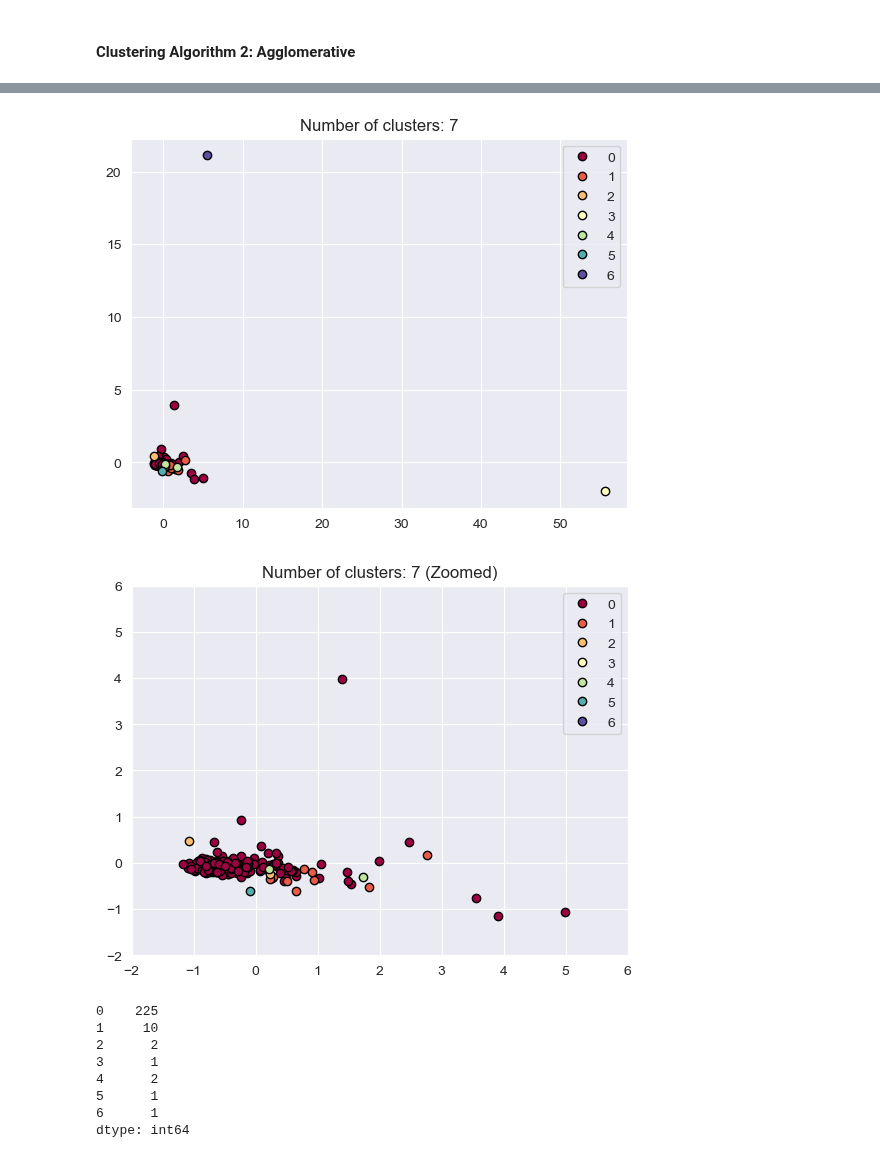
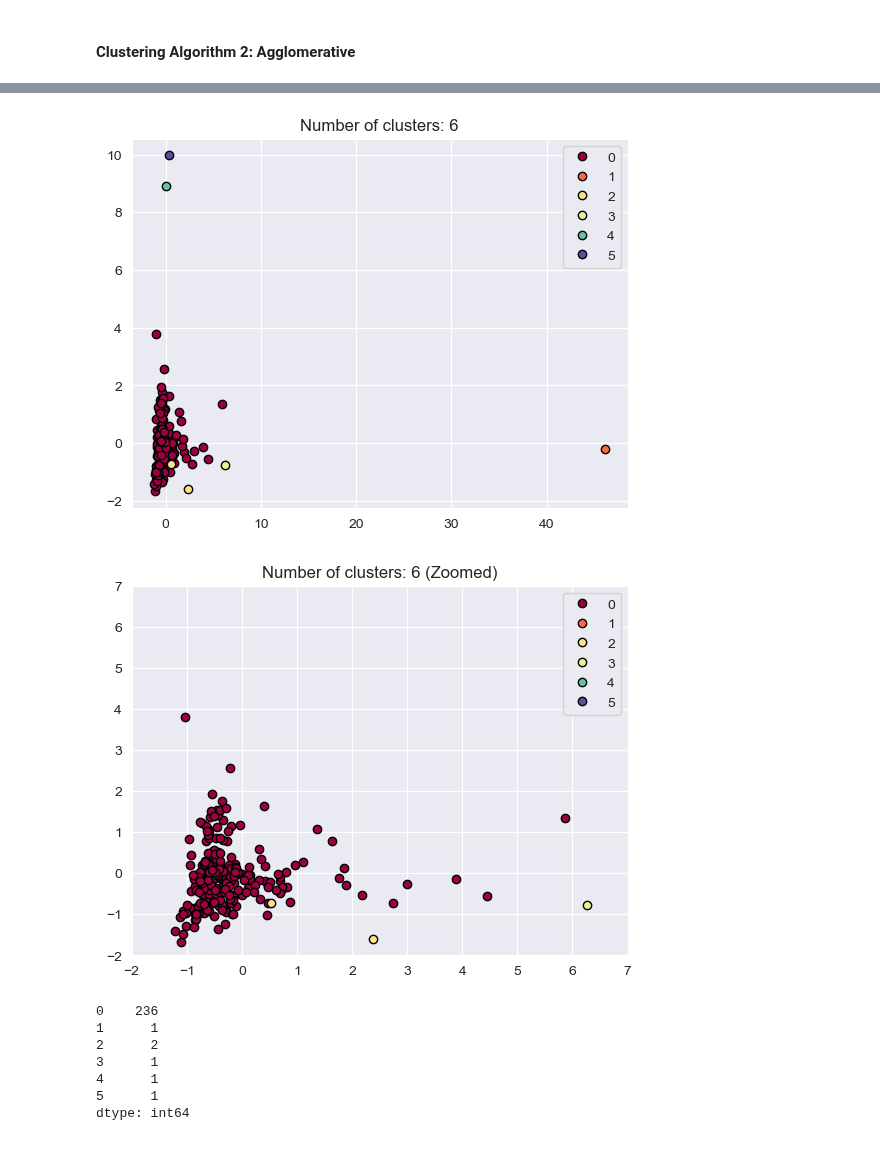
Before and after one commit to zhayes42/CS3870-WRUV, a Jupyter notebook: main.ipynb, the cells around one changed output, grey strips where cells are left out. Saved outputs shown, nothing was run; the diff lists cells and outputs as text; code cells hidden in the pictures.

Commit message:
Combining genres, reworking clustering

```diff
--- a/main.ipynb
+++ b/main.ipynb
@@ -189,3 +187,25 @@ plt.bar(genre_counts.index, genre_counts, color=plt.cm.Paired(np.arange(len(genr
 # %% [output]
 <BarContainer object of 20 artists>
 [figure]
+# %%
+# Combine genres in the dataframe
+# (Replace with higher count genre)
+df = df.replace(
+    {
+        "R&B": "R&B/Soul",
+        "Electro": "Electronic",
+        "Metal": "Heavy Metal",
+        "R&B/Soul/Funk": "R&B/Soul",
+        "Reggaeton": "Reggae",
+        "Rap/Hip Hop": "Hip Hop/Rap",
+        "R & B": "R&B/Soul"
+    }
+)
+
+# Visualize genre distribution, again
+genre_counts = df["Genre"].value_counts()
+plt.title("Genre Distribution")
+plt.xlabel("Genre")
+plt.ylabel("Count")
+plt.xticks(rotation=90)
+plt.bar(genre_counts.index, genre_counts, color=plt.cm.Paired(np.arange(len(genre_counts))))
@@ -706,5 +726,5 @@ agglom_silhouette(data)
 # %%
-N_CLUSTERS = 7 # Chosen based on silhouette analysis above
+N_CLUSTERS = 6 # Chosen based on silhouette analysis above
 
 def agglom_cluster(x: np.ndarray, dj_names: np.ndarray, n_clusters: int = N_CLUSTERS):
     """
@@ -734,43 +754,42 @@ def agglom_cluster(x: np.ndarray, dj_names: np.ndarray, n_clusters: int = N_CLUS
                 xy[:, 0],
                 xy[:, 1],
                 "o",
                 markerfacecolor=tuple(col),
                 markeredgecolor="k",
                 markersize=6,
                 label=k
             )
 
     plt.figure(0)
     cluster_vis()
     plt.legend(loc="upper right")
     plt.title(f"Number of clusters: {n_clusters}")
     plt.show()
 
     # Zoom in visualization, ignoring outliers
     plt.figure(1)
     cluster_vis()
-    plt.axis([-2, 6, -2, 6])
+    plt.axis([-2, 7, -2, 7])
     plt.legend(loc="upper right")
     plt.title(f"Number of clusters: {n_clusters} (Zoomed)")
     plt.show()
 
     # Return cluster counts
     cluster_num, counts = np.unique(labels, return_counts=True)
     return labels, pd.Series(data=counts, index=cluster_num)
 
 
 cluster_labels, cluster_counts = agglom_cluster(data, dj_names=djs_df["DJ Name"].unique())
 cluster_counts
 # %% [output]
-[figure, old version]
+[figure, new version]
-[figure, old version]
+[figure, new version]
-0    225
-1     10
+0    236
+1      1
 2      2
 3      1
-4      2
+4      1
 5      1
-6      1
 dtype: int64
 # %%
 def interpret_clusters(dj_df: pd.DataFrame, labels: np.ndarray):
```
Also changed, not shown: parts of 13 cells of this notebook.
